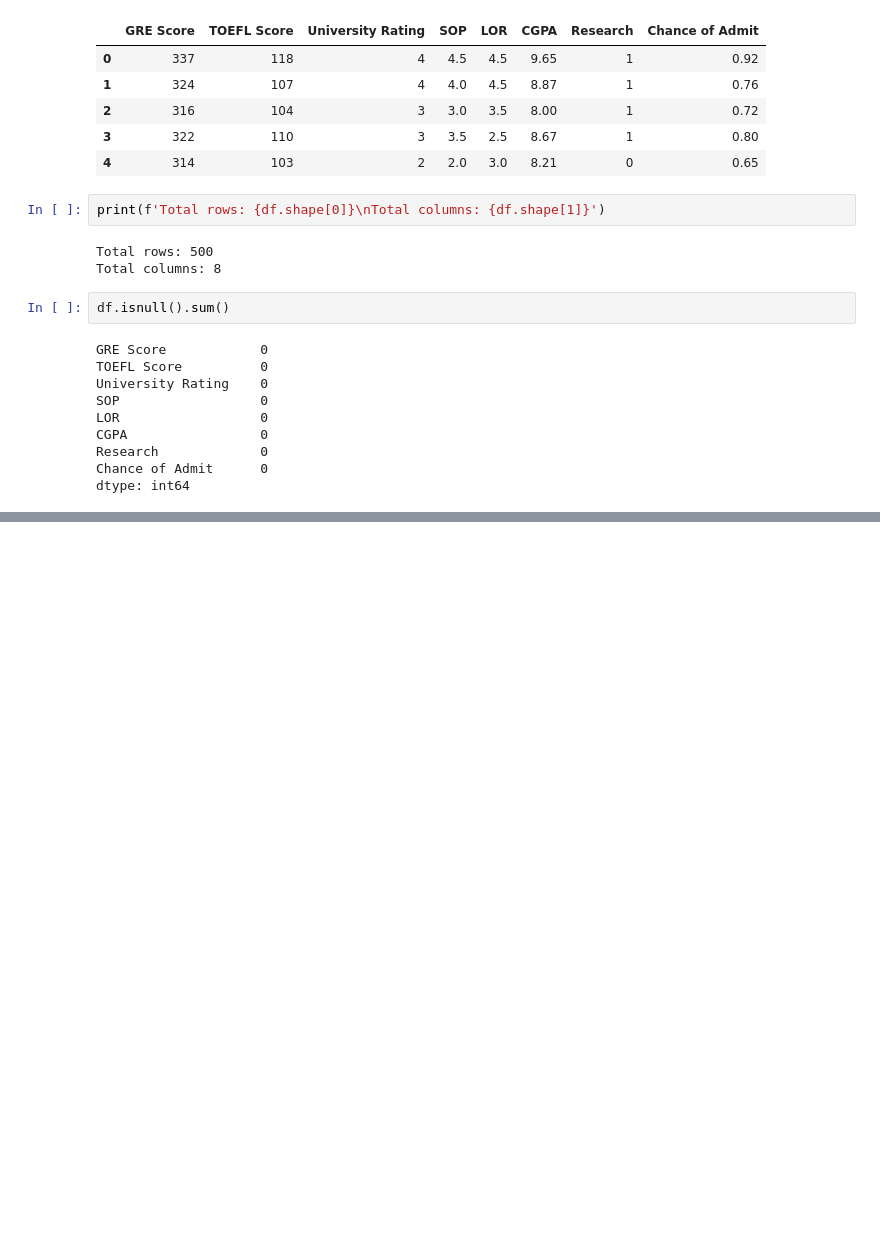
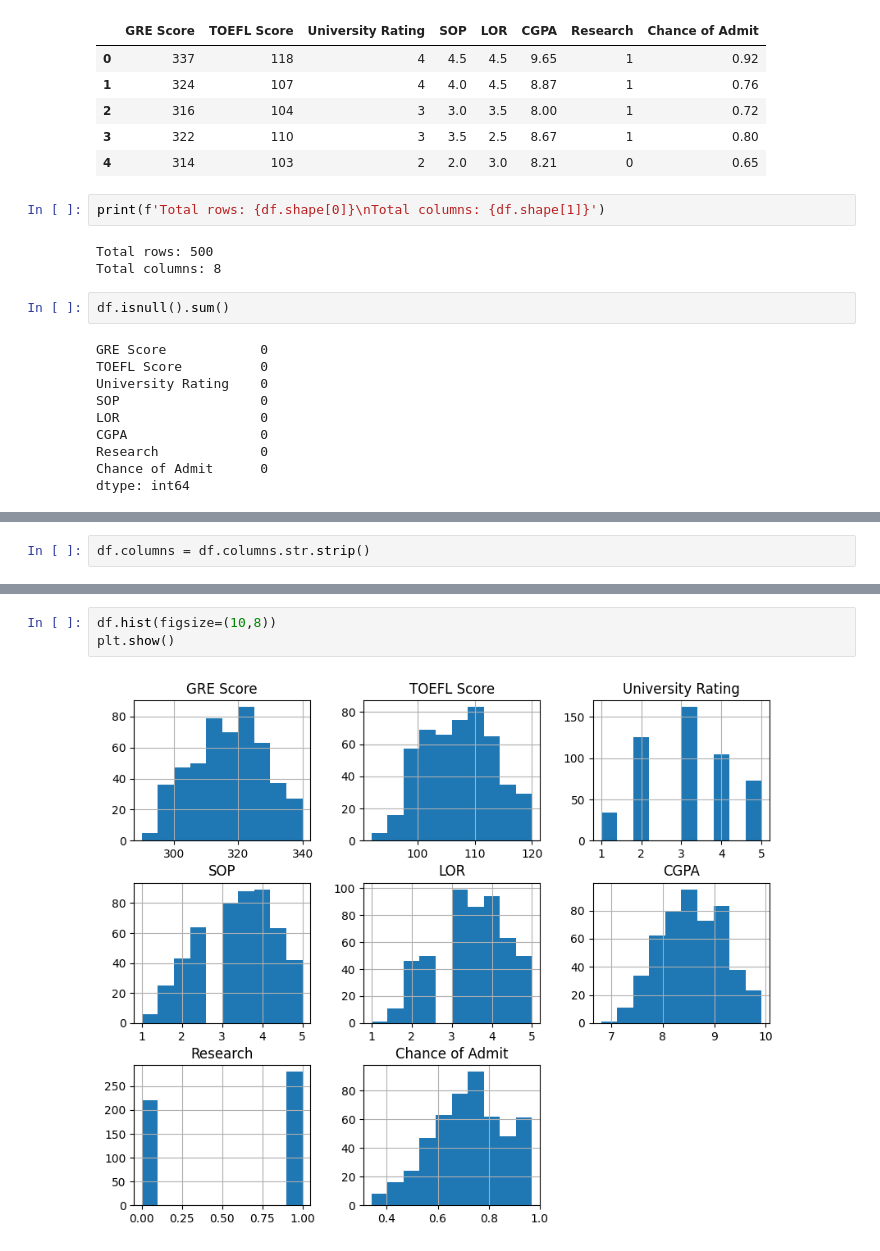
Before and after one commit to abrakadabra-exe/bigdata-open-ended, a Jupyter notebook: admission_analysis.ipynb, the cells around one changed output, grey strips where cells are left out. Cells and saved outputs as stored; diff of their text form; blank space fills up the shorter version.

```diff
--- a/admission_analysis.ipynb
+++ b/admission_analysis.ipynb
@@ -41,0 +101,2 @@ dtype: int64
+# %%
+df.columns = df.columns.str.strip()
@@ -41,0 +116,5 @@ dtype: int64
+# %%
+df.hist(figsize=(10,8))
+plt.show()
+# %% [output]
+[figure, added]
```
Also changed, not shown: parts of 31 cells of this notebook.
